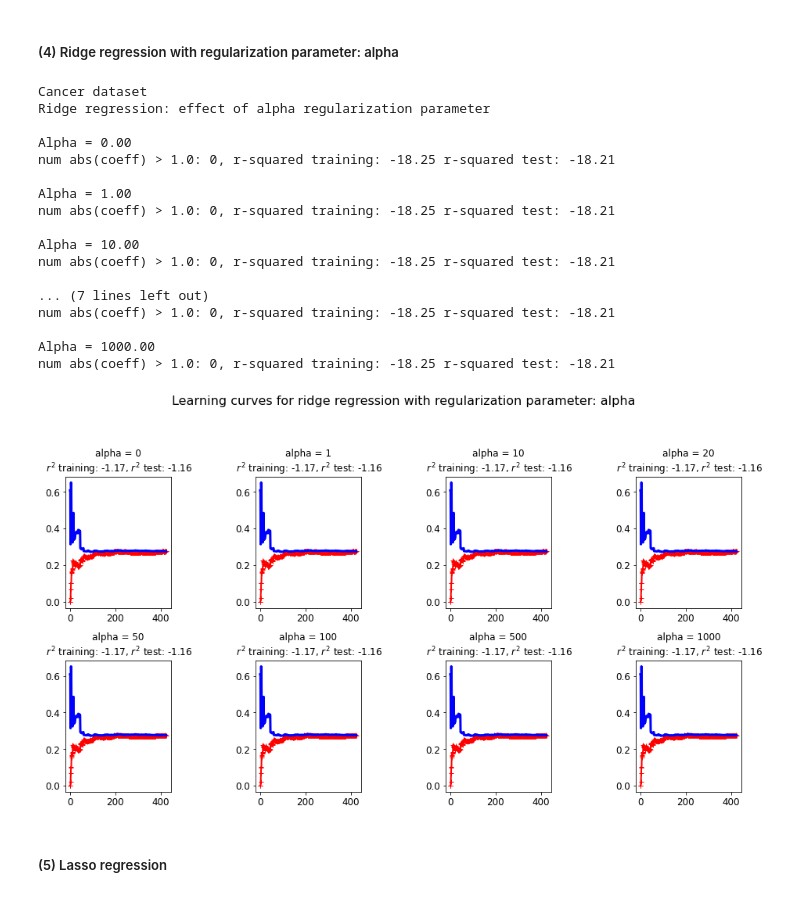
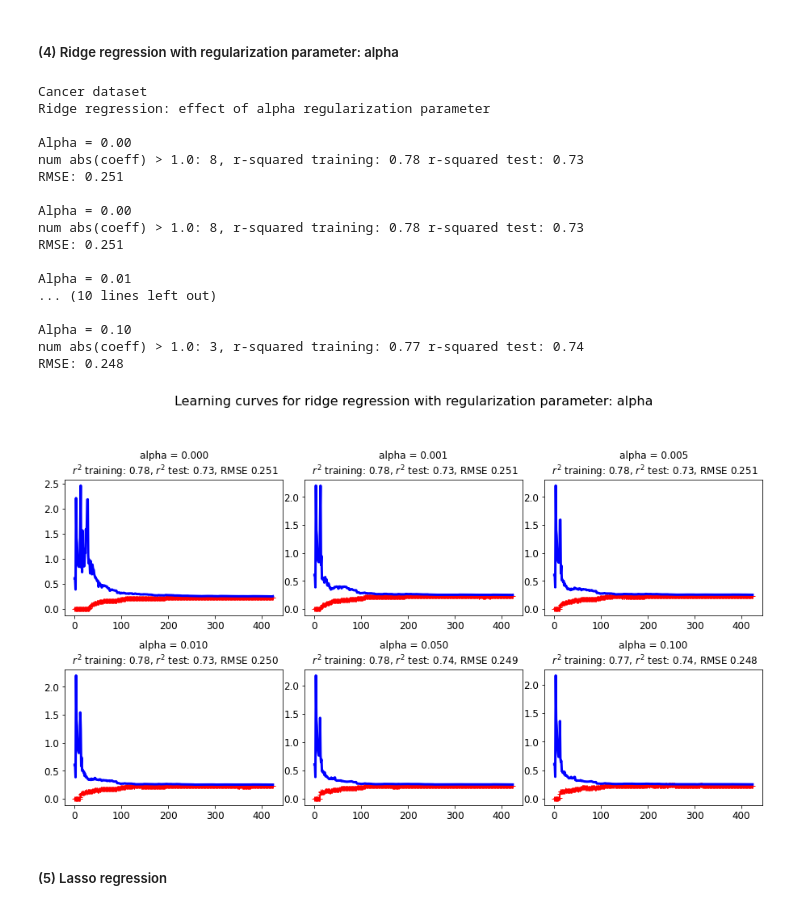
Before and after one commit to miamrodgers/4310-ML, a Jupyter notebook: ME6_regression/regression.ipynb, the cells around one changed output. Drawn from its saved outputs; the diff is of its cells as text; code cells hidden in the pictures.

```diff
--- a/ME6_regression/regression.ipynb
+++ b/ME6_regression/regression.ipynb
@@ -704,7 +722,7 @@ plot_learning_curves(linreg, X_cancer, y_cancer,
 X_train, X_test, y_train, y_test = train_test_split(
     X_cancer, y_cancer, random_state=0)
 
-linridge = Ridge(alpha=20.0).fit(X_train, y_train)
+linridge = Ridge(alpha=2.0).fit(X_train, y_train)
 
 print('Cancer dataset')
 
@@ -714,7 +732,7 @@ print('R-squared score (test): {:.3f}'
       .format(linridge.score(X_test, y_test)))
 
 # make predictions on the testing set
-y_pred = linreg.predict(X_test)
+y_pred = linridge.predict(X_test)
 print('RMSE: {:.3f}'.format(
     np.sqrt(metrics.mean_squared_error(y_test, y_pred))))
 
@@ -797,70 +812,73 @@ plot_learning_curves(linridge_norm, X_cancer, y_cancer,
 # %%
 print('Cancer dataset')
 print('Ridge regression: effect of alpha regularization parameter\n')
-for this_alpha in [0, 1, 10, 20, 50, 100, 1000]:
+for this_alpha in [0, 0.001, 0.005, 0.01, 0.05, 0.1]:
     linridge_a = Ridge(alpha=this_alpha).fit(X_train_scaled, y_train)
-    r2_train = linridge.score(X_train_scaled, y_train)
-    r2_test = linridge.score(X_test_scaled, y_test)
-    num_coeff_bigger = np.sum(abs(linridge.coef_) > 1.0)
+    r2_train = linridge_a.score(X_train_scaled, y_train)
+    r2_test = linridge_a.score(X_test_scaled, y_test)
+    num_coeff_bigger = np.sum(abs(linridge_a.coef_) > 1.0)
+    y_pred = linridge_a.predict(X_test_scaled)
+    rmse = np.sqrt(metrics.mean_squared_error(y_test, y_pred))
     print('Alpha = {:.2f}\nnum abs(coeff) > 1.0: {}, \
-r-squared training: {:.2f} r-squared test: {:.2f}\n'
-          .format(this_alpha, num_coeff_bigger, r2_train, r2_test))
+r-squared training: {:.2f} r-squared test: {:.2f}\nRMSE: {:.3f}\n'
+          .format(this_alpha, num_coeff_bigger, r2_train, r2_test, rmse))
 # %% [output]
 Cancer dataset
 Ridge regression: effect of alpha regularization parameter
 
 Alpha = 0.00
-num abs(coeff) > 1.0: 0, r-squared training: -18.25 r-squared test: -18.21
+num abs(coeff) > 1.0: 8, r-squared training: 0.78 r-squared test: 0.73
+RMSE: 0.251
 
-Alpha = 1.00
-num abs(coeff) > 1.0: 0, r-squared training: -18.25 r-squared test: -18.21
+Alpha = 0.00
+num abs(coeff) > 1.0: 8, r-squared training: 0.78 r-squared test: 0.73
+RMSE: 0.251
 
-Alpha = 10.00
-num abs(coeff) > 1.0: 0, r-squared training: -18.25 r-squared test: -18.21
+Alpha = 0.01
+... (10 lines left out)
 
-... (7 lines left out)
-num abs(coeff) > 1.0: 0, r-squared training: -18.25 r-squared test: -18.21
-
-Alpha = 1000.00
-num abs(coeff) > 1.0: 0, r-squared training: -18.25 r-squared test: -18.21
+Alpha = 0.10
+num abs(coeff) > 1.0: 3, r-squared training: 0.77 r-squared test: 0.74
+RMSE: 0.248
 # %%
-fig, axs = plt.subplots(2, 4, figsize=(15, 8))
+fig, axs = plt.subplots(2, 3, figsize=(15, 8))
 
 i = 0
-for alpha in [0, 1, 10, 20, 50, 100, 500, 1000]:
-    idx = (int(i / 4), i % 4)
+for this_alpha in [0, 0.001, 0.005, 0.01, 0.05, 0.1]:
+    idx = (int(i / 3), i % 3)
     linridge_a = Ridge(alpha=this_alpha).fit(X_train_scaled, y_train)
-    r2_train = linlasso.score(X_train_scaled, y_train)
-    r2_test = linlasso.score(X_test_scaled, y_test)
-    y_predict = linridge_a.predict(X_cancer)
+    r2_train = linridge_a.score(X_train_scaled, y_train)
+    r2_test = linridge_a.score(X_test_scaled, y_test)
+    y_pred = linridge_a.predict(X_test_scaled)
+    rmse = np.sqrt(metrics.mean_squared_error(y_test, y_pred))
 
-    train_errors, val_errors = [], []
+    train_errors, test_errors = [], []
 
     for m in range(1, len(X_train)):
         linridge_a.fit(X_train[:m], y_train[:m])
         y_train_predict = linridge_a.predict(X_train[:m])
-        y_val_predict = linridge_a.predict(X_test)
+        y_test_predict = linridge_a.predict(X_test)
         train_errors.append(mean_squared_error(y_train[:m], y_train_predict))
-        val_errors.append(mean_squared_error(y_test, y_val_predict))
+        test_errors.append(mean_squared_error(y_test, y_test_predict))
 
     axs[idx].plot(np.sqrt(train_errors), "r-+", linewidth=2, label="train")
-    axs[idx].plot(np.sqrt(val_errors), "b-", linewidth=3, label="val")
-    axs[idx].set_title('alpha = {}\n $r^2$ training: {:.2f}, $r^2$ test: {:.2f}'.format(
-        alpha, r2_train, r2_test))
+    axs[idx].plot(np.sqrt(test_errors), "b-", linewidth=3, label="test")
+    axs[idx].set_title('alpha = {:.3f}\n $r^2$ training: {:.2f}, $r^2$ test: {:.2f}, RMSE {:.3f}'.format(
+        this_alpha, r2_train, r2_test, rmse))
 
     i += 1
 fig.suptitle(
     'Learning curves for ridge regression with regularization parameter: alpha', fontsize=16)
 
 plt.subplots_adjust(left=0.1,
                     bottom=0.1,
                     right=0.9,
                     top=0.8,
-                    wspace=0.8,
+                    wspace=0.1,
                     hspace=0.4)
 plt.show()
 # %% [output]
-[figure, old version]
+[figure, new version]
 # %% [markdown]
 ##### (5) Lasso regression
 # %%
```
Also changed, not shown: parts of 9 cells of this notebook.
